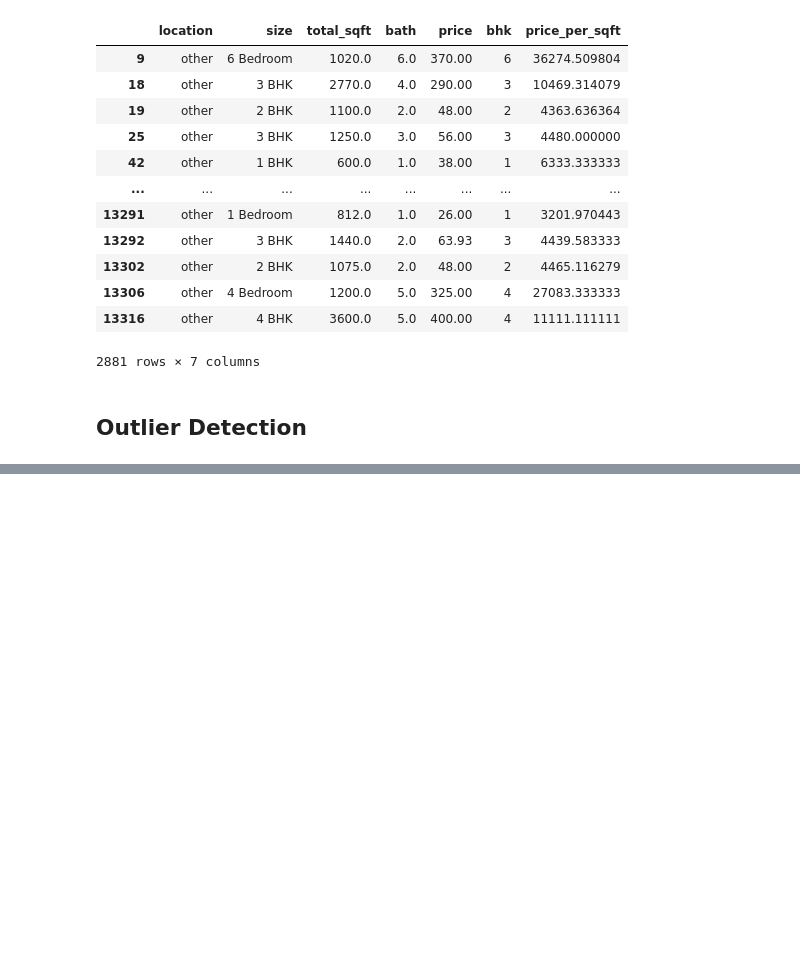
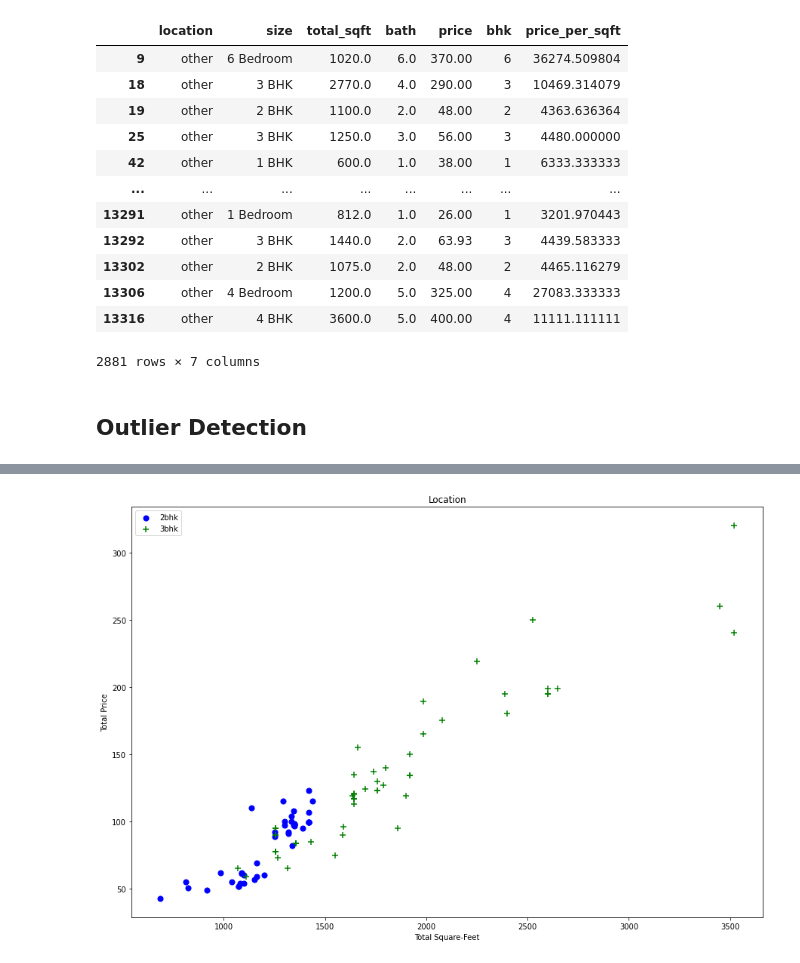
Before and after one commit to rohit-1026/House-Price-Prediction, a Jupyter notebook: House_Price_Pred.ipynb, the cells around one changed output, grey strips where cells are left out. Saved outputs shown, nothing was run; the diff lists cells and outputs as text; code cells hidden in the pictures; blank space fills up the shorter version.

```diff
--- a/House_Price_Pred.ipynb
+++ b/House_Price_Pred.ipynb
@@ -379,0 +460,4 @@ video 3 over
+# %%
+plot_scatter_chart(df6, 'Hebbal')
+# %% [output]
+[figure, added]
```
Also changed, not shown: parts of 16 cells of this notebook.
